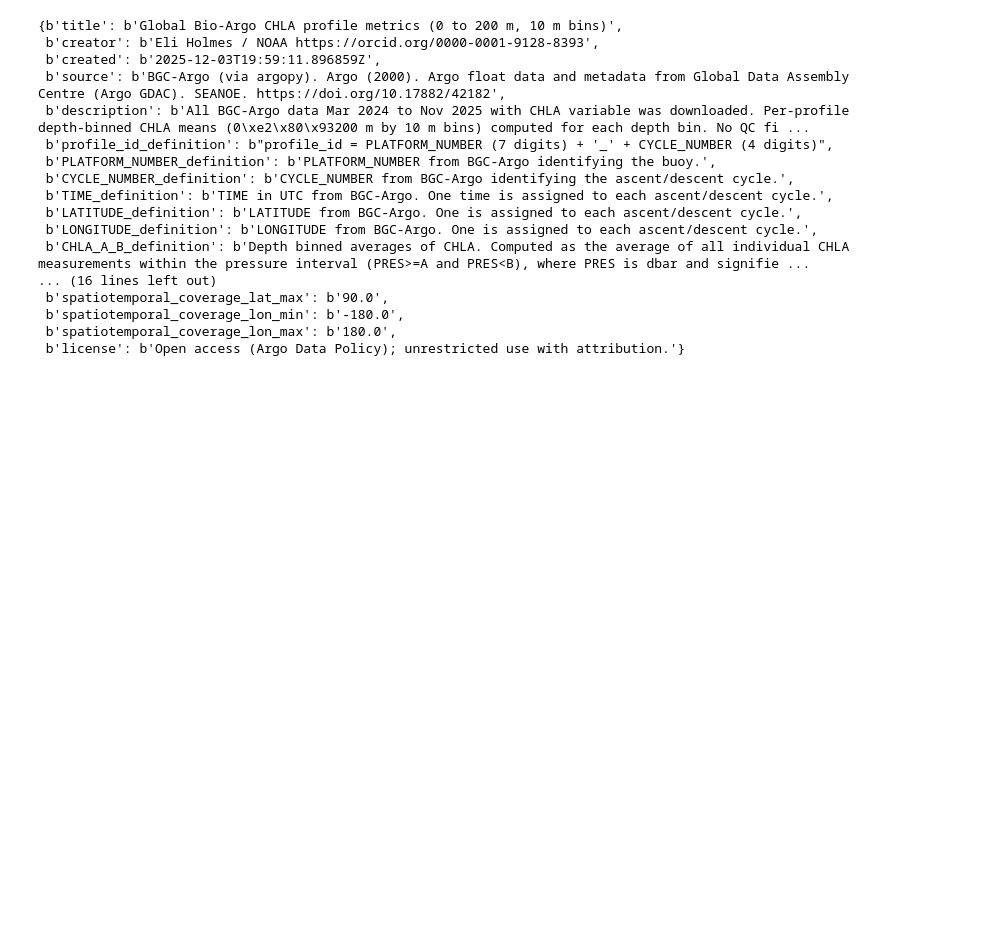
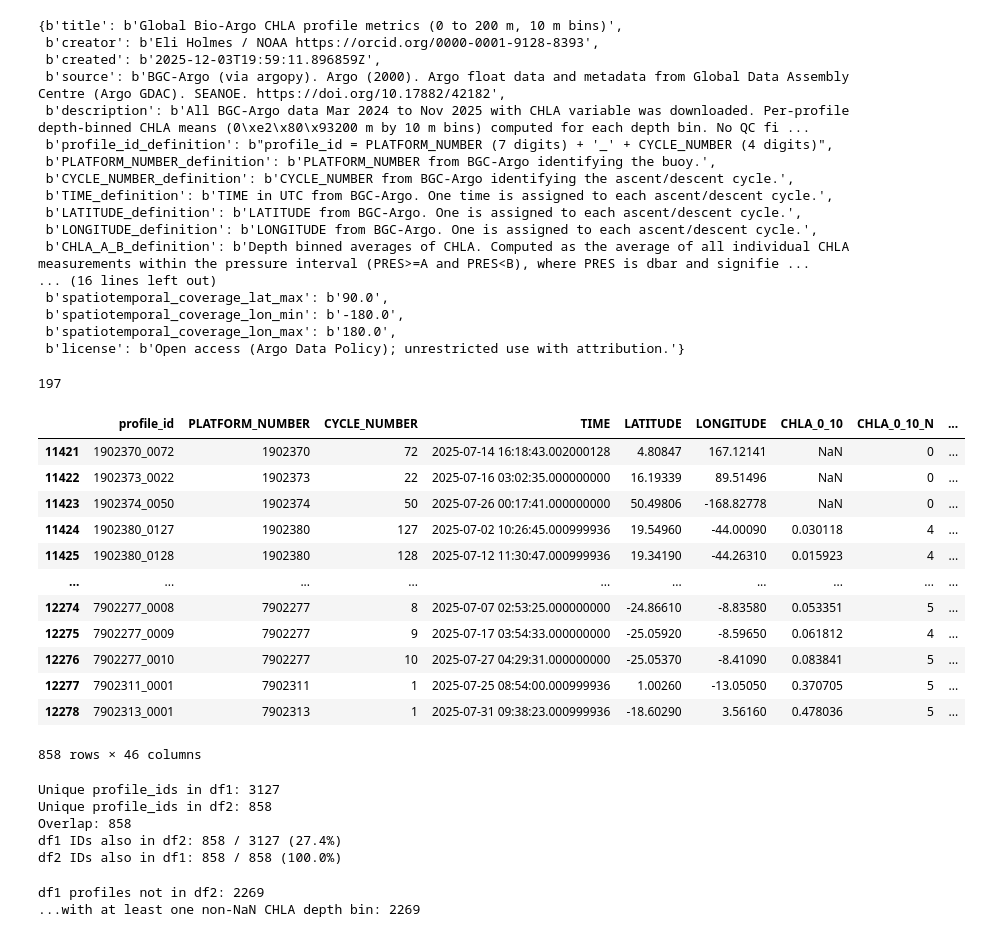
Before and after one commit to fish-pace/fish-pace-datasets, a Jupyter notebook: datasets/chla_z/notebooks/argopy.ipynb, the cells around one changed output. Saved outputs shown, nothing was run; the diff lists cells and outputs as text; code cells hidden in the pictures; blank space fills up the shorter version.

```diff
--- a/datasets/chla_z/notebooks/argopy.ipynb
+++ b/datasets/chla_z/notebooks/argopy.ipynb
@@ -1433,3 +1481,70 @@ t.schema.metadata
  b'spatiotemporal_coverage_lon_min': b'-180.0',
  b'spatiotemporal_coverage_lon_max': b'180.0',
  b'license': b'Open access (Argo Data Policy); unrestricted use with attribution.'}
+# %%
+import os
+os.getpid()
+# %% [output]
+197
+# %%
+df1 = df_points
+df1["profile_id"] = (
+    df1["PLATFORM_NUMBER"].astype(str)
+    + "_"
+    + df1["CYCLE_NUMBER"].astype(int).astype(str).str.zfill(4)
+)
+
+# Load data from GitHub
+import pandas as pd
+url = "https://raw.githubusercontent.com/fish-pace/fish-pace-datasets/main/datasets/chla_z/data/CHLA_argo_profiles.parquet"
+df = pd.read_parquet(url)
+df2 = df[df["TIME"].dt.to_period("M") == "2025-07"]
+# %%
+df2
+# %% [output]
+|  | profile_id | PLATFORM_NUMBER | CYCLE_NUMBER | TIME | LATITUDE | LONGITUDE | CHLA_0_10 | CHLA_0_10_N | ... |
+| 11421 | 1902370_0072 | 1902370 | 72 | 2025-07-14 16:18:43.002000128 | 4.80847 | 167.12141 | NaN | 0 | ... |
+| 11422 | 1902373_0022 | 1902373 | 22 | 2025-07-16 03:02:35.000000000 | 16.19339 | 89.51496 | NaN | 0 | ... |
+| 11423 | 1902374_0050 | 1902374 | 50 | 2025-07-26 00:17:41.000000000 | 50.49806 | -168.82778 | NaN | 0 | ... |
+| 11424 | 1902380_0127 | 1902380 | 127 | 2025-07-02 10:26:45.000999936 | 19.54960 | -44.00090 | 0.030118 | 4 | ... |
+| 11425 | 1902380_0128 | 1902380 | 128 | 2025-07-12 11:30:47.000999936 | 19.34190 | -44.26310 | 0.015923 | 4 | ... |
+| ... | ... | ... | ... | ... | ... | ... | ... | ... | ... |
+| 12274 | 7902277_0008 | 7902277 | 8 | 2025-07-07 02:53:25.000000000 | -24.86610 | -8.83580 | 0.053351 | 5 | ... |
+| 12275 | 7902277_0009 | 7902277 | 9 | 2025-07-17 03:54:33.000000000 | -25.05920 | -8.59650 | 0.061812 | 4 | ... |
+| 12276 | 7902277_0010 | 7902277 | 10 | 2025-07-27 04:29:31.000000000 | -25.05370 | -8.41090 | 0.083841 | 5 | ... |
+| 12277 | 7902311_0001 | 7902311 | 1 | 2025-07-25 08:54:00.000999936 | 1.00260 | -13.05050 | 0.370705 | 5 | ... |
+| 12278 | 7902313_0001 | 7902313 | 1 | 2025-07-31 09:38:23.000999936 | -18.60290 | 3.56160 | 0.478036 | 5 | ... |
+858 rows × 46 columns
+# %%
+ids1 = set(df1["profile_id"].dropna())
+ids2 = set(df2["profile_id"].dropna())
+
+overlap = ids1 & ids2
+
+print(f"Unique profile_ids in df1: {len(ids1)}")
+print(f"Unique profile_ids in df2: {len(ids2)}")
+print(f"Overlap: {len(overlap)}")
+
+print(f"df1 IDs also in df2: {len(overlap)} / {len(ids1)} ({len(overlap)/len(ids1):.1%})")
+print(f"df2 IDs also in df1: {len(overlap)} / {len(ids2)} ({len(overlap)/len(ids2):.1%})")
+# %% [output]
+Unique profile_ids in df1: 3127
+Unique profile_ids in df2: 858
+Overlap: 858
+df1 IDs also in df2: 858 / 3127 (27.4%)
+df2 IDs also in df1: 858 / 858 (100.0%)
+# %%
+# CHLA depth-bin columns
+chla_cols = [c for c in df1.columns if c.startswith("CHLA_")]
+
+# Rows in df1 whose profile_id is not in df2
+extra = df1[~df1["profile_id"].isin(df2["profile_id"])]
+
+# Among those, rows with at least one non-NaN CHLA value
+extra_with_chla = extra[extra[chla_cols].notna().any(axis=1)]
+
+print(f"df1 profiles not in df2: {len(extra)}")
+print(f"...with at least one non-NaN CHLA depth bin: {len(extra_with_chla)}")
+# %% [output]
+df1 profiles not in df2: 2269
+...with at least one non-NaN CHLA depth bin: 2269
```
Also changed, not shown: parts of 13 cells of this notebook, 1 other file.
